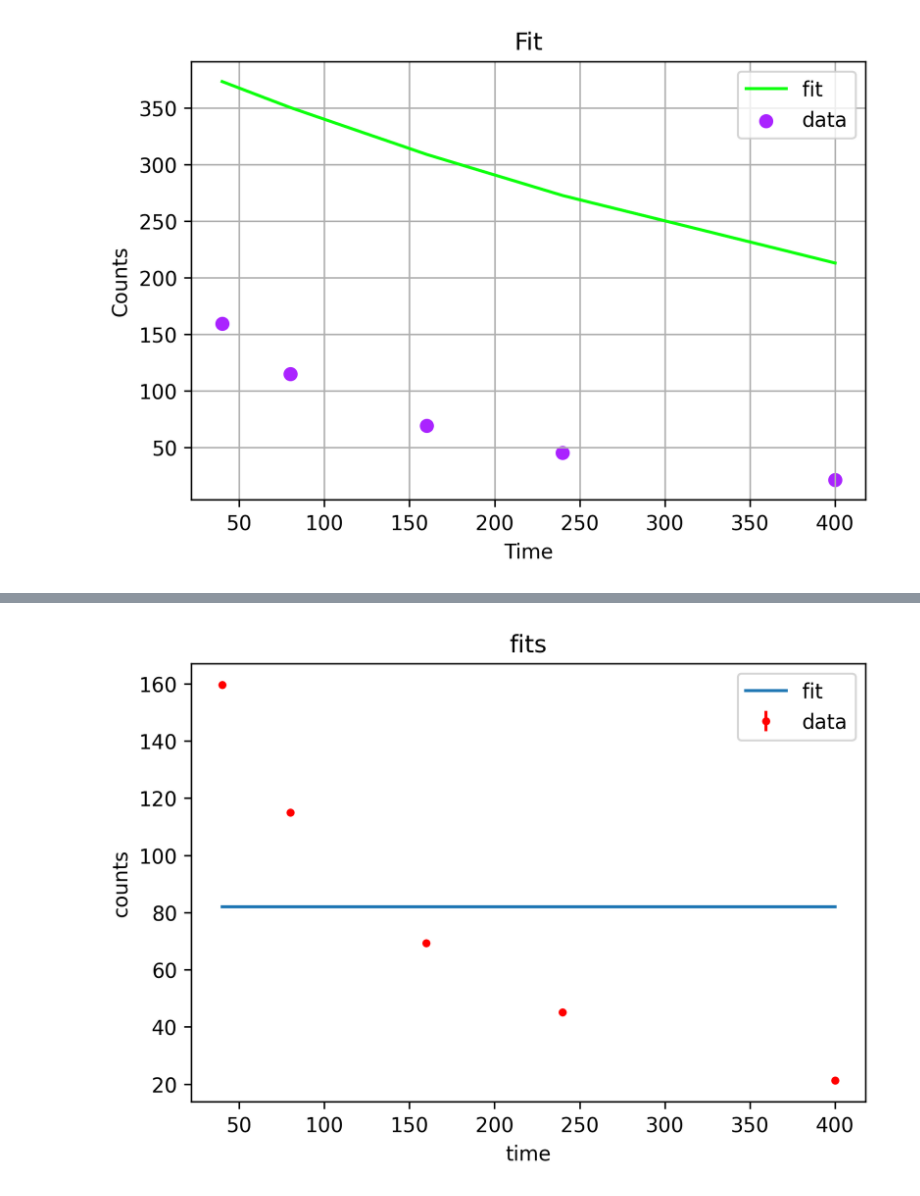
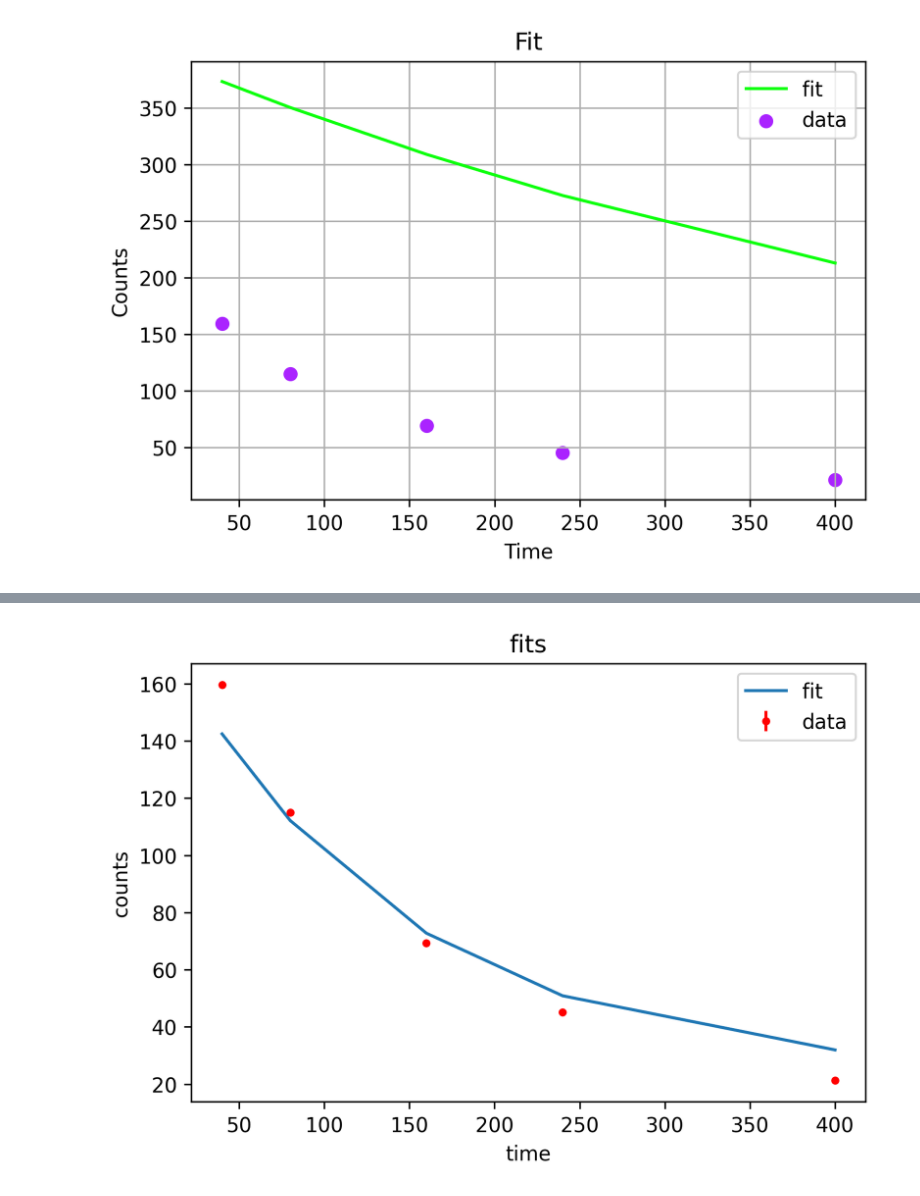
Before and after one commit to Nylsonnn/n2edm-work, a Jupyter notebook: n2edm work.ipynb, the cells around one changed output, grey strips where cells are left out. Drawn from its saved outputs; the diff is of its cells as text; code cells hidden in the pictures.

Commit message:
Changes made to markdowns (make sure to check these) 'fixed fit' double check first two plots, are they as expected?

```diff
--- a/n2edm work.ipynb
+++ b/n2edm work.ipynb
@@ -253,40 +266,42 @@ plot.show()
 # %%
 #Now to find the best fit
+#Add in something like N0 * np.exp..... try A  = N*exp(-t2/t)+b
+N = a[0]
 
 def straight_line(t2, t, b):
 
-    a = np.exp(-t2/t)+b
+    a = N*np.exp(-t2/t)+b
     return a
 
 
 dof = len(t2) - 2
 
 #Make some initial guesses for a & b
 
 t_InitialGuess=3
 b_InitialGuess=1
 
 popt, pcov = optimize.curve_fit(straight_line, t2, a,
                                 p0=[t_InitialGuess, b_InitialGuess], sigma=y_err, maxfev=8000)
 
 t = popt[0]
 b = popt[1]
 errors = np.sqrt(np.diag(pcov))
 t_err = errors[0]
 b_err = errors[1]
 
 y_fit = straight_line(t2, t, b)
 
 plot.figure(dpi=300)
 plot.errorbar(t2, a, yerr=y_err, fmt='r.', label = "data")
 plot.plot(t2, y_fit, marker=None, label = "fit") #draws a fitting line without discrete markers
 plot.legend()
 plot.ylabel('counts')
 plot.xlabel('time')
 plot.title('fits')
 plot.show()
 # %% [output]
-[figure, old version]
+[figure, new version]
 # %%
 #Time evolution of the Velocity Distribution
 #v0 - v800 are all velocities at respective time values (0-800)
```
Also changed, not shown: parts of 7 cells of this notebook.
